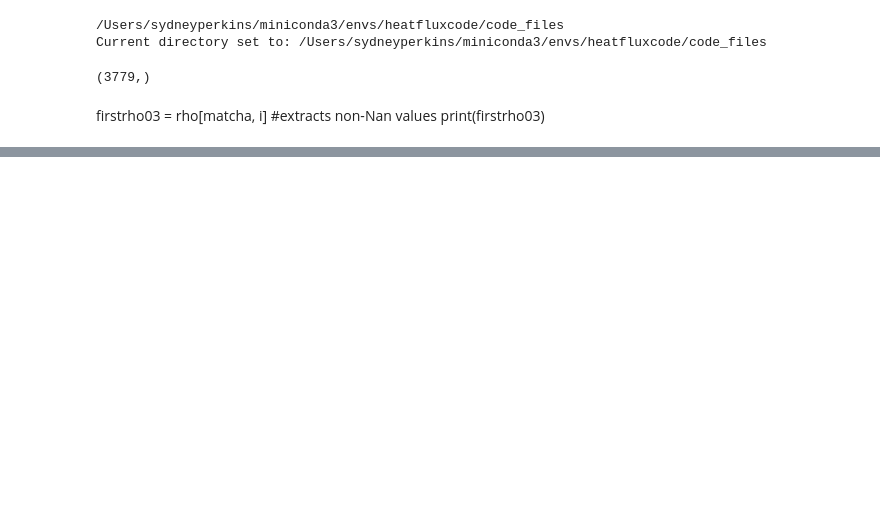
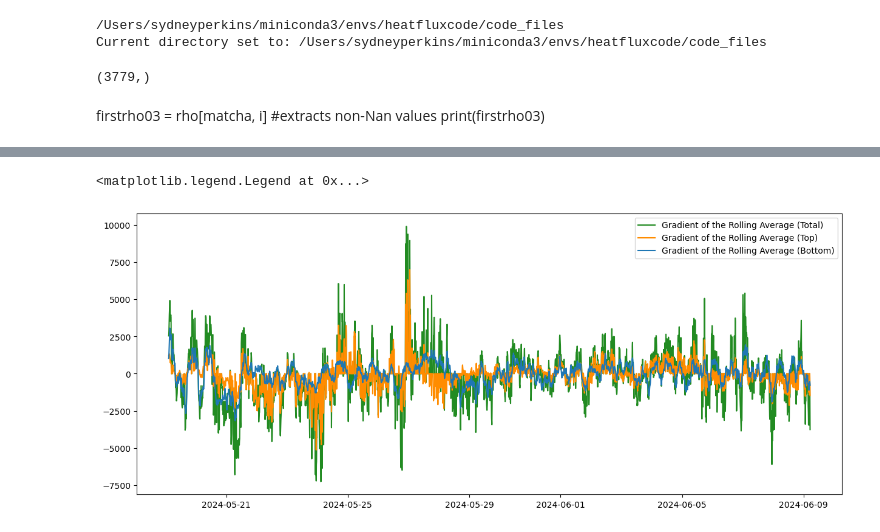
Before and after one commit to sydperk8/Heat-Flux--Remal, a Jupyter notebook: HeatCalculations.ipynb, the cells around one changed output, grey strips where cells are left out. Saved outputs shown, nothing was run; the diff lists cells and outputs as text; code cells hidden in the pictures; blank space fills up the shorter version.

```diff
--- a/HeatCalculations.ipynb
+++ b/HeatCalculations.ipynb
@@ -219,0 +306,13 @@ ModuleNotFoundError: No module named 'xarray'
+# %%
+plt.figure(figsize=(15, 6))
+plt.plot(heat_total_125_RG['time'], heat_total_125_RG, color = 'forestgreen', label = 'Gradient of the Rolling Average (Total)')
+plt.plot(heat_total_125_RG['time'], heat_top_125_RG, color = 'darkorange', label = 'Gradient of the Rolling Average (Top)')
+plt.plot(heat_total_125_RG['time'], heat_bottom_125_RG, color = 'tab:blue', label = 'Gradient of the Rolling Average (Bottom)')
+plt.legend()
+#heattotgradient125
+
+#importing surface heat flux data ni= not interpolated
+#heatfluxdatani= xr.open_dataset("/Users/sydperkins/Desktop/python2/HeatFluxDBASIS.nc")
+# %% [output]
+<matplotlib.legend.Legend at 0x...>
+[figure, added]
```
Also changed, not shown: parts of 12 cells of this notebook.
